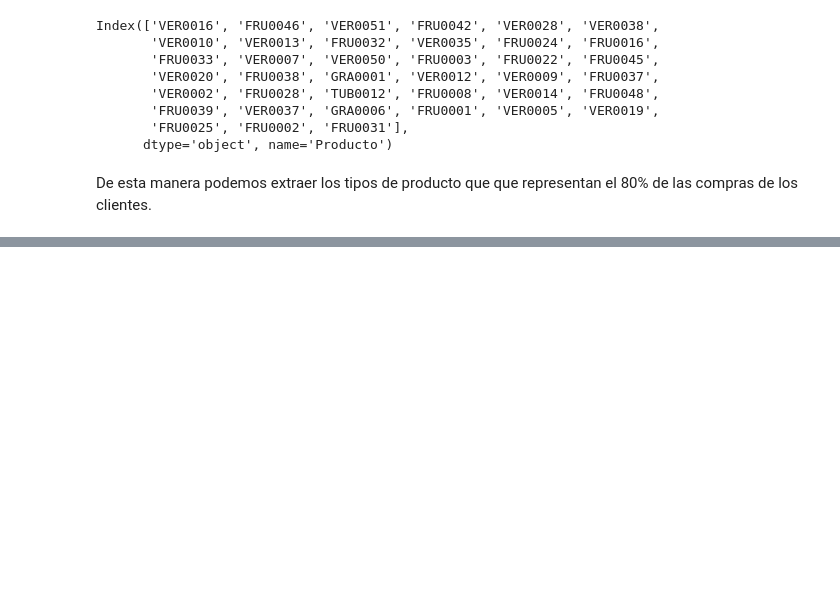
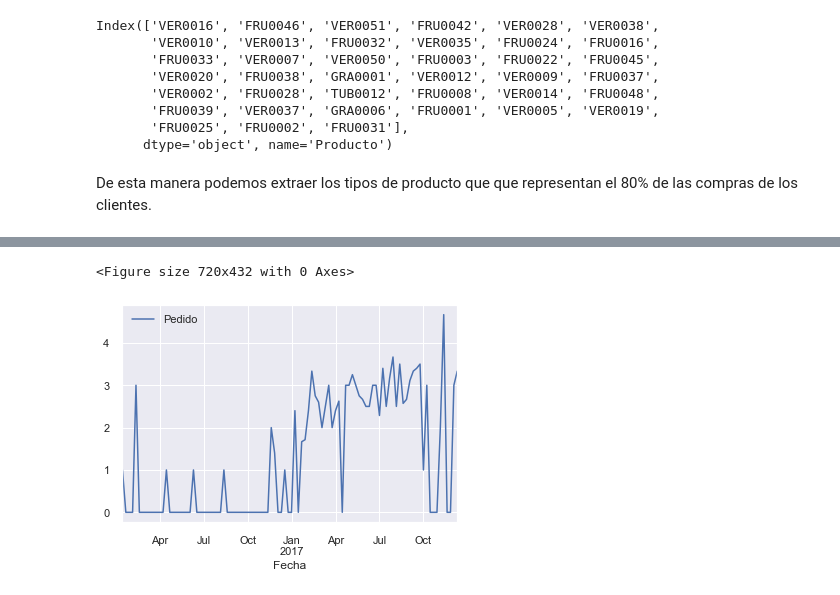
Before and after one commit to diegojeda/Modelos-Avanzados-2, a Jupyter notebook: Micro Proyecto 1/MicroProyecto1_StartUp.ipynb, the cells around one changed output, grey strips where cells are left out. Saved outputs shown, nothing was run; the diff lists cells and outputs as text; code cells hidden in the pictures; blank space fills up the shorter version.

```diff
--- a/Micro Proyecto 1/MicroProyecto1_StartUp.ipynb
+++ b/Micro Proyecto 1/MicroProyecto1_StartUp.ipynb
@@ -310,0 +410,6 @@ De esta manera podemos extraer los tipos de producto que que representan el 80%
+# %%
+plt.figure(figsize=(10, 6))
+Series["VER0016"].plot();
+# %% [output]
+<Figure size 720x432 with 0 Axes>
+[figure, added]
```
Also changed, not shown: parts of 45 cells of this notebook, 2 other files.
